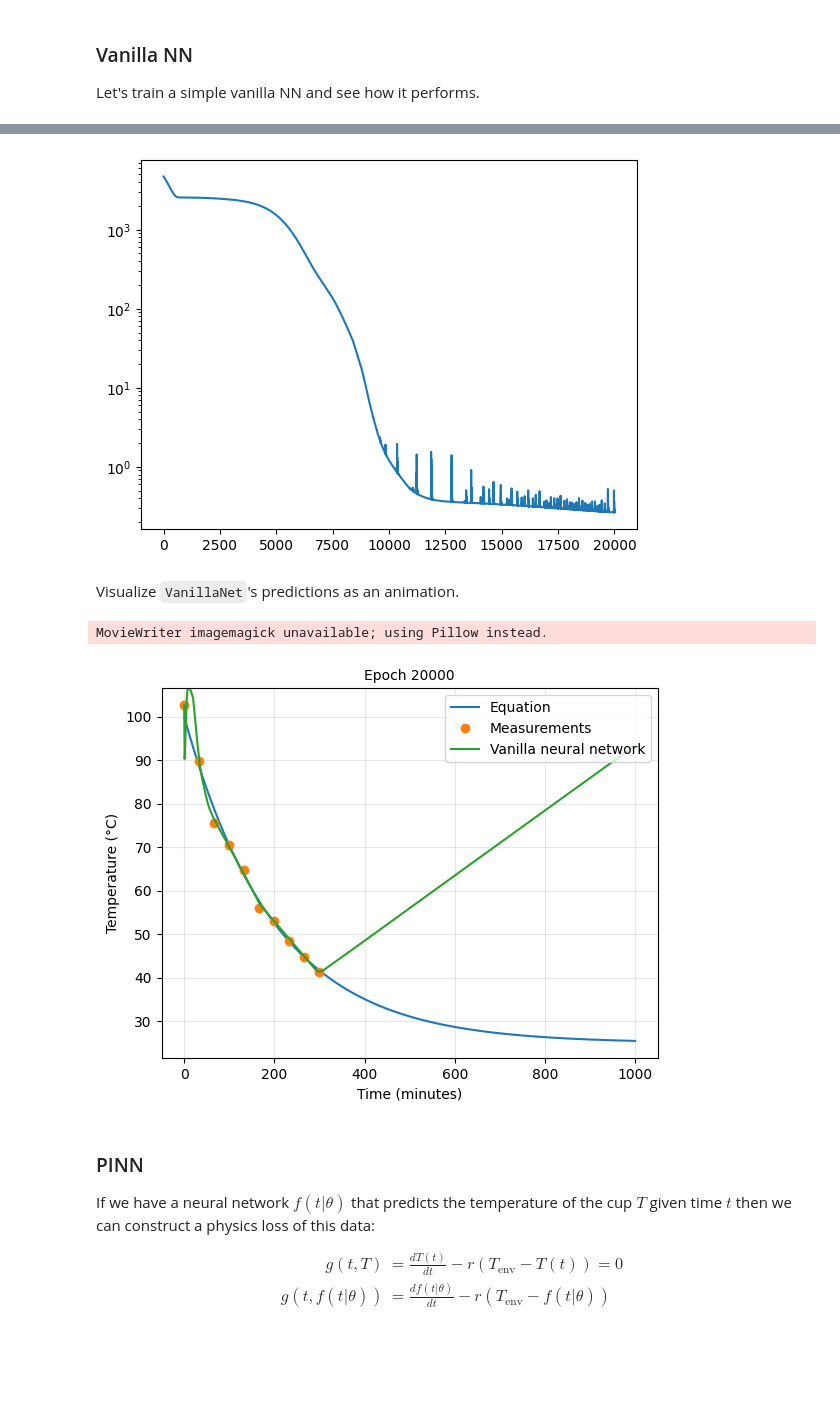
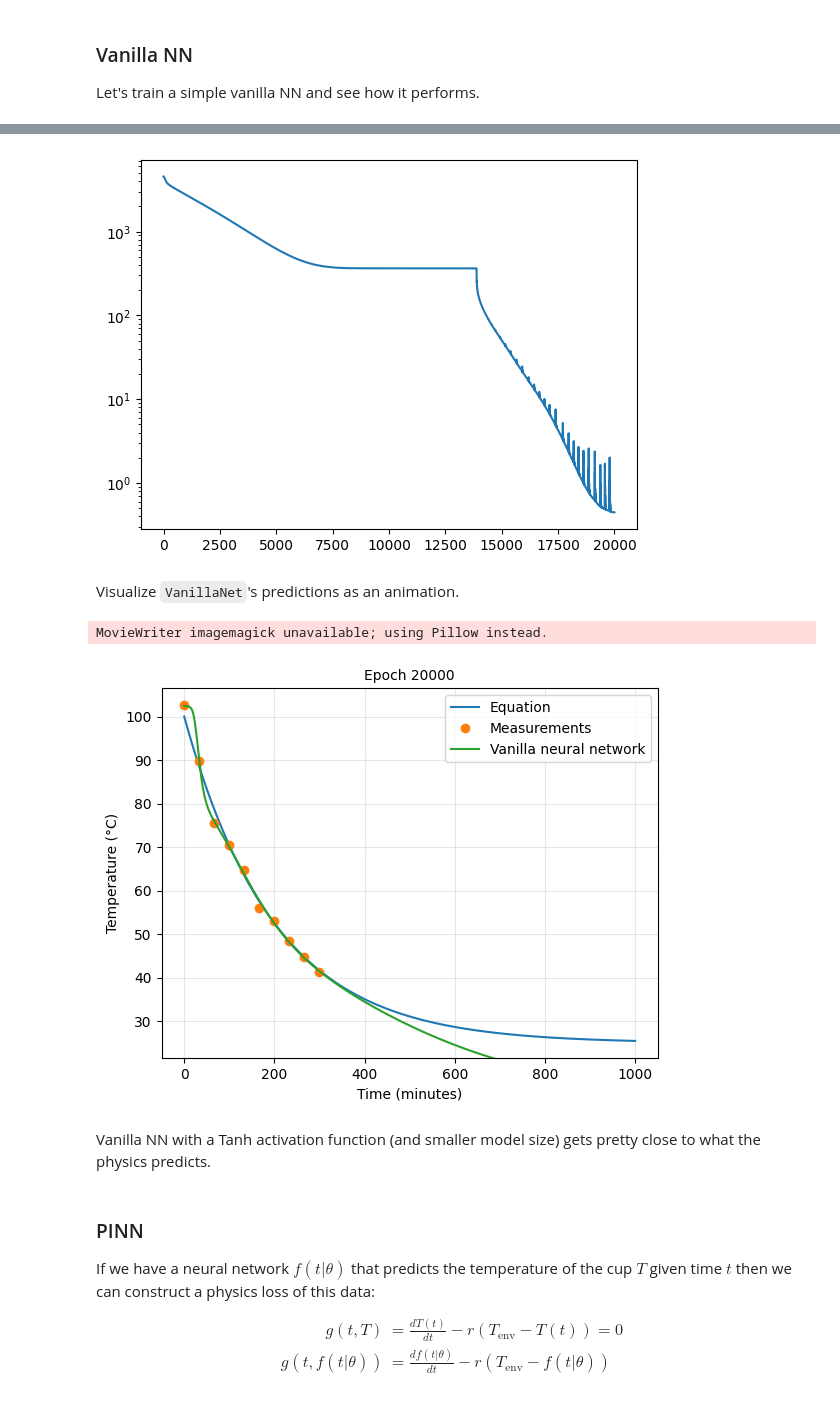
Before and after one commit to CodingRadish/PINN-coffee-example, a Jupyter notebook: coolingCoffeeExample.ipynb, the cells around one changed output, grey strips where cells are left out. Cells and saved outputs as stored; diff of their text form; code cells hidden in the pictures; blank space fills up the shorter version.

Commit message:
Ran a model with Tanh activation

```diff
--- a/coolingCoffeeExample.ipynb
+++ b/coolingCoffeeExample.ipynb
@@ -99,7 +99,7 @@ net = Net(1, 1, n_hidden=100)
 
 # Train the network
 from torch.nn import MSELoss
-losses, preds = net.fit(real_t, real_T, n_epochs=20000, lr=1e-5, loss_fn=MSELoss(), test_set=t)
+losses, preds = net.fit(real_t, real_T, n_epochs=20000, lr=1e-4, loss_fn=MSELoss(), test_set=t)
 
 # plot losses
 plt.plot(losses)
@@ -113,4 +113,4 @@ Epoch 16000, loss 0.3226228356361389
-[figure, old version]
+[figure, new version]
 # %% [markdown]
 Visualize `VanillaNet`'s predictions as an animation.
 # %%
@@ -156,7 +156,9 @@ epochs = [0] + [i for i in range(0, 20000, 100)] + [20000]
 animate(preds, epochs, label='Vanilla neural network', save_as='figures/VanillaNN.gif')
 # %% [output]
 MovieWriter imagemagick unavailable; using Pillow instead.
-[figure, old version]
+[figure, new version]
+# %% [markdown]
+Vanilla NN with a Tanh activation function (and smaller model size) gets pretty close to what the physics predicts.
 # %% [markdown]
 ### PINN
 
```
Also changed, not shown: parts of 10 cells of this notebook, 4 other files.
